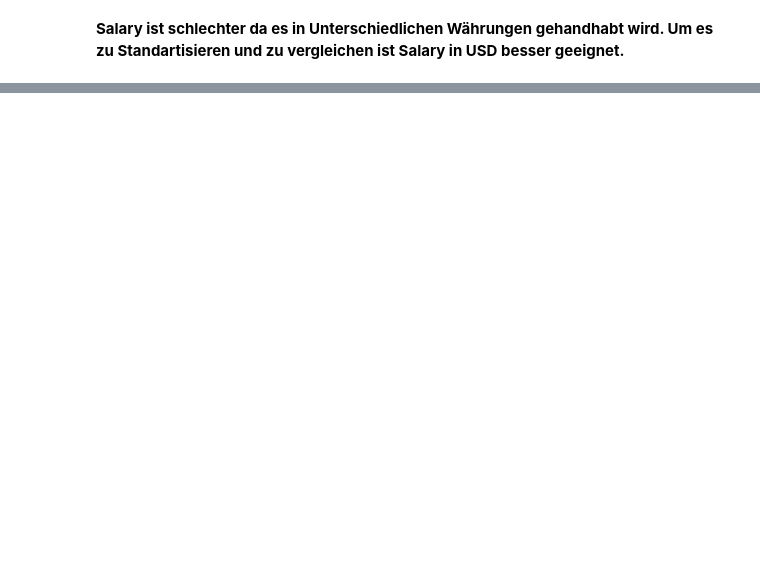
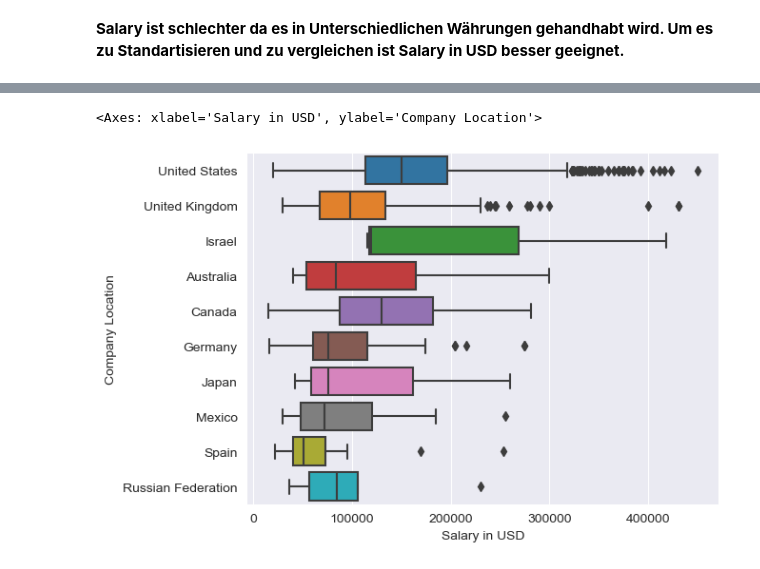
Before and after one commit to geoclaudsch/DASC-2024, a Jupyter notebook: VL_01-Intro/tasks/uebung1.ipynb, the cells around one changed output, grey strips where cells are left out. Cells and saved outputs as stored; diff of their text form; code cells hidden in the pictures; blank space fills up the shorter version.

```diff
--- a/VL_01-Intro/tasks/uebung1.ipynb
+++ b/VL_01-Intro/tasks/uebung1.ipynb
@@ -148,0 +149,13 @@ sns.boxplot(data=df,y="Company Location",x="Salary in USD",order=df["Company Loc
+# %%
+# Order by max salary in usd
+
+average_salaries = df.groupby('Company Location')['Salary in USD'].max()
+top_countries = average_salaries.nlargest(10)
+
+top_countries_list = top_countries.index.tolist()
+filtered_df = df[df['Company Location'].isin(top_countries_list)]
+
+sns.boxplot(data=filtered_df.sort_values('Salary in USD', ascending=False),y="Company Location",x="Salary in USD")
+# %% [output]
+<Axes: xlabel='Salary in USD', ylabel='Company Location'>
+[figure, added]
```
Also changed, not shown: parts of 8 cells of this notebook.
